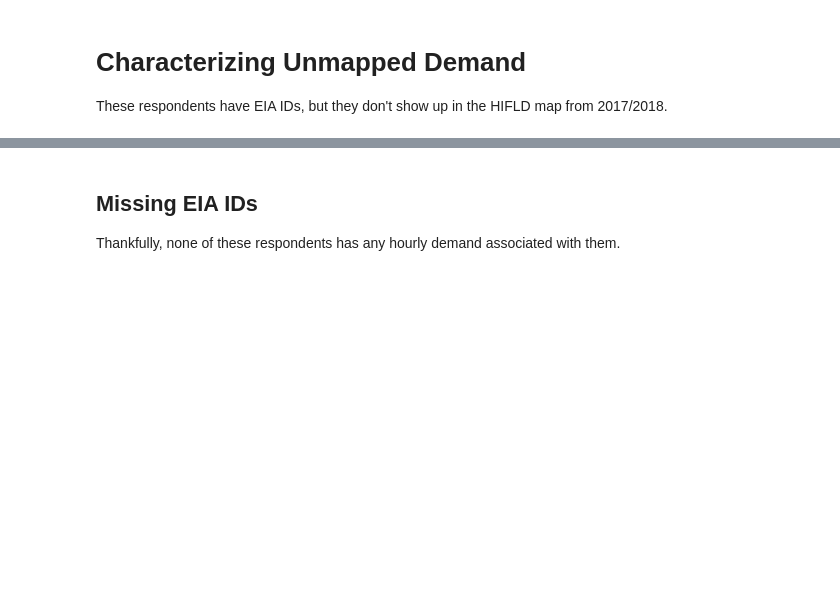
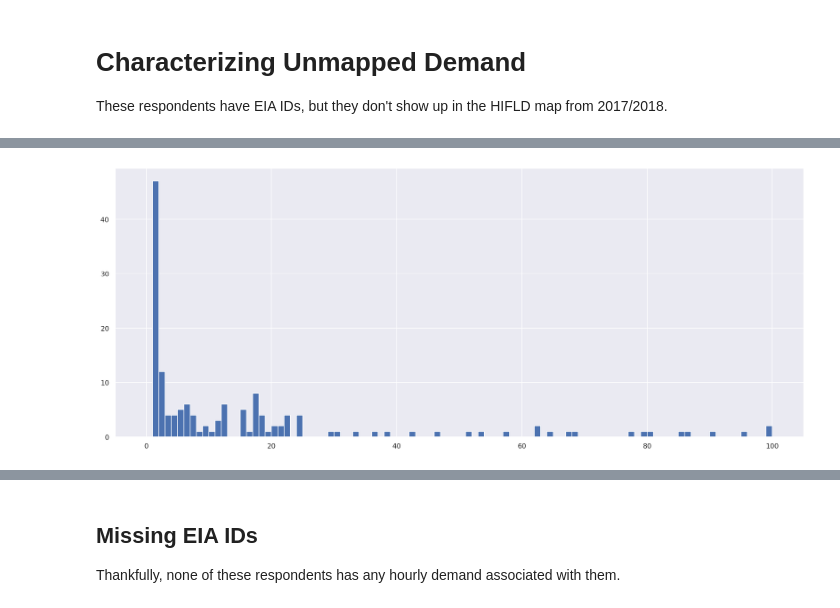
Before and after one commit to catalyst-cooperative/electricity-demand-mapping, a Jupyter notebook: notebooks/ferc714.ipynb, the cells around one changed output, grey strips where cells are left out. Drawn from its saved outputs; the diff is of its cells as text; code cells hidden in the pictures; blank space fills up the shorter version.

```diff
--- a/notebooks/ferc714.ipynb
+++ b/notebooks/ferc714.ipynb
@@ -185,0 +313,3 @@ rids[~rids.utility_id_eia.isin(pa_geom.utility_id_eia)]
+# %%
+ba_eia861 = pudl.transform.eia861.balancing_authority(raw_eia861, {})["balancing_authority_eia861"]
+ba_eia861.query("report_year==2018").info()
@@ -185,0 +458,19 @@ rids[~rids.utility_id_eia.isin(pa_geom.utility_id_eia)]
+# %%
+ba_to_util_mapping = (
+    ba_eia861[["balancing_authority_id_eia", "utility_id_eia"]]
+    .dropna(subset=["balancing_authority_id_eia", "utility_id_eia"])
+    .drop_duplicates(subset=["balancing_authority_id_eia", "utility_id_eia"])
+    .groupby(["balancing_authority_id_eia"])
+    .agg({
+        "utility_id_eia": "count"
+    })
+)
+util_to_ba_mapping = (
+    ba_eia861[["balancing_authority_id_eia", "utility_id_eia"]]
+    .dropna(subset=["balancing_authority_id_eia", "utility_id_eia"])
+    .drop_duplicates(subset=["balancing_authority_id_eia", "utility_id_eia"])
+    .groupby(["utility_id_eia"])
+    .agg({
+        "balancing_authority_id_eia": "count"
+    })
+)
@@ -185,0 +492,4 @@ rids[~rids.utility_id_eia.isin(pa_geom.utility_id_eia)]
+# %%
+plt.hist(ba_to_util_mapping.utility_id_eia, bins=100, range=(0,100));
+# %% [output]
+[figure, added]
```
Also changed, not shown: parts of 40 cells of this notebook.
